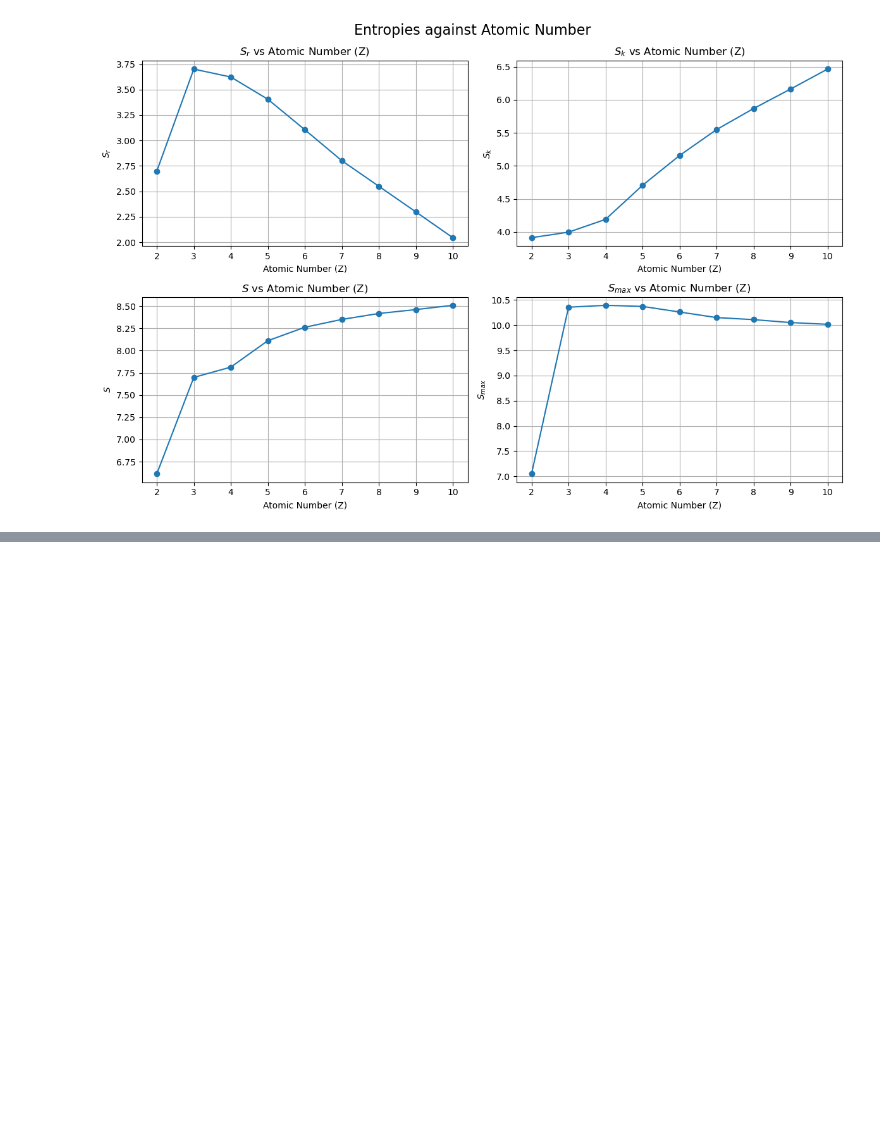
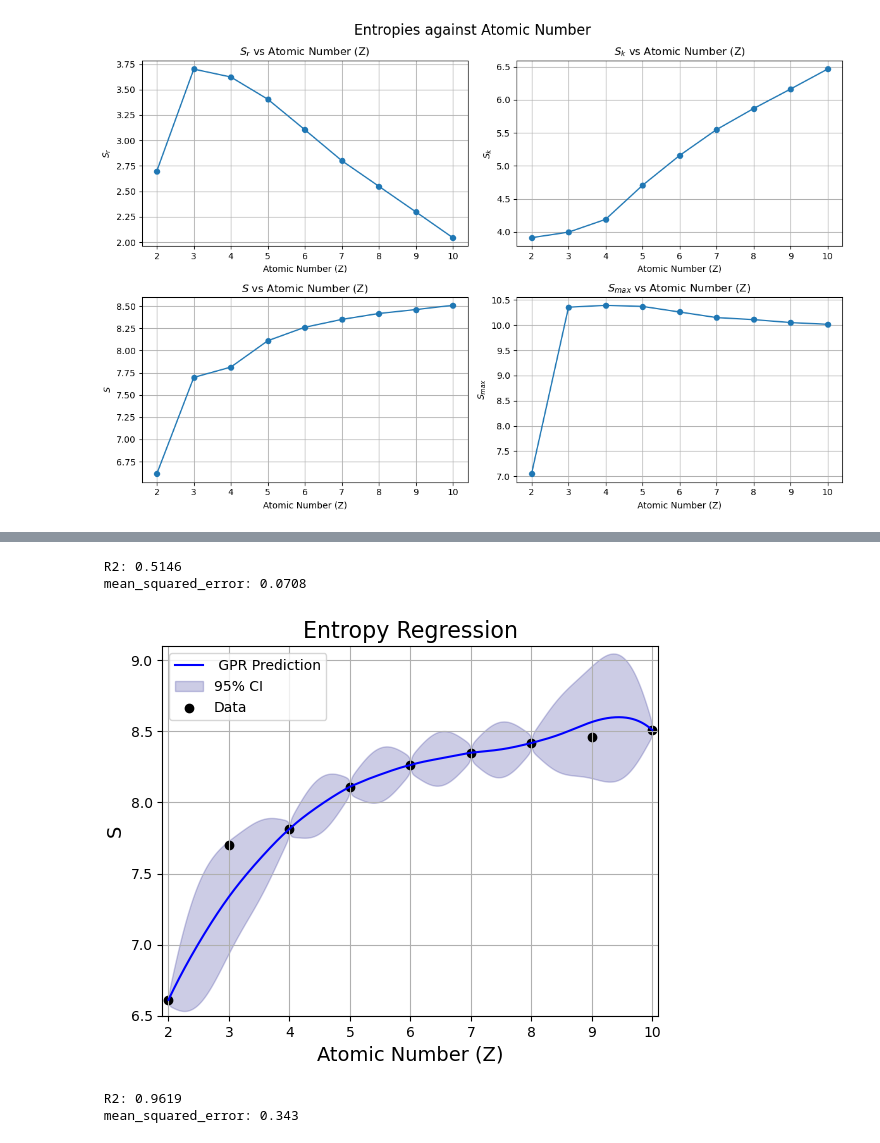
Before and after one commit to 0xVtsio/Computational-Quantum-Physics, a Jupyter notebook: QuantumPhysics_He2Ne.ipynb, the cells around one changed output, grey strips where cells are left out. Cells and saved outputs as stored; diff of their text form; code cells hidden in the pictures; blank space fills up the shorter version.

```diff
--- a/QuantumPhysics_He2Ne.ipynb
+++ b/QuantumPhysics_He2Ne.ipynb
@@ -129,0 +139,60 @@ plt.show()
+# %%
+S = S.reshape(-1,1)
+Z_range = Z_range.reshape(-1,1)
+# %%
+X_train, X_test, y_train, y_test = train_test_split(Z_range,S, test_size=0.2, random_state=42)
+
+kernel = ConstantKernel() * RBF(length_scale=24, length_scale_bounds=(1e-5, 2)) * \
+RationalQuadratic(length_scale=1, alpha=0.5, length_scale_bounds=(1e-5, 2), alpha_bounds=(1e-05, 1000)) + \
+ExpSineSquared(length_scale=24, periodicity=1) + WhiteKernel(noise_level=0.5)
+
+model = GaussianProcessRegressor(kernel=kernel, n_restarts_optimizer=200)
+
+model.fit(X_train, y_train)
+
+y_pred, sigma = model.predict(X_test, return_std=True)
+# %%
+mse = mean_squared_error(y_test, y_pred)
+r2 = r2_score(y_test, y_pred)
+print(f" R2: {round(r2,4)} \n mean_squared_error: {round(mse,4)}")
+# %% [output]
+ R2: 0.5146
+ mean_squared_error: 0.0708
+# %%
+Z_aug = np.linspace(2,10,4000)
+Z_aug = Z_aug.reshape(-1,1)
+y_pred_aug, sigma_aug = model.predict(Z_aug, return_std=True)
+# %%
+plt.figure()
+plt.plot(Z_aug, y_pred_aug,color='blue', linewidth=1.5, label=' GPR Prediction')
+plt.fill_between(Z_aug[:,0], y_pred_aug - 1.96*sigma_aug,y_pred_aug + 1.96*sigma_aug, alpha=0.2, color='navy', label='95% CI')
+plt.scatter(Z_range,S, color='black', edgecolor='black', label='Data')
+plt.xlim(1.9,10.1)
+plt.ylim(6.5,9.1)
+plt.ylabel("S", fontsize=14)
+plt.xlabel("Atomic Number (Z)",fontsize=14)
+plt.title("Entropy Regression",fontsize=16)
+plt.grid(True)
+plt.legend(fontsize=10, loc='upper left')
+plt.show()
+# %% [output]
+[figure, added]
+# %%
+X_train2, X_test2, y_train2, y_test2 = train_test_split(S,Z_range, test_size=0.2, random_state=42)
+
+kernel2 = ConstantKernel() *  RBF(length_scale=24, length_scale_bounds=(1e-5, 2)) *\
+RationalQuadratic(length_scale=1, alpha=0.5, length_scale_bounds=(1e-5, 2), alpha_bounds=(1e-05, 1000)) + \
+ WhiteKernel(noise_level=0.2)
+
+model2 = GaussianProcessRegressor(kernel=kernel2, n_restarts_optimizer=400)
+
+model2.fit(X_train, y_train)
+
+y_pred2, sigma2 = model2.predict(X_test2, return_std=True)
+
+mse2 = mean_squared_error(y_test, y_pred)
+r22 = r2_score(y_test, y_pred)
+print(f" R2: {round(r22,4)} \n mean_squared_error: {round(mse2,4)}")
+# %% [output]
+ R2: 0.9619
+ mean_squared_error: 0.343
```
Also changed, not shown: parts of 5 cells of this notebook.
